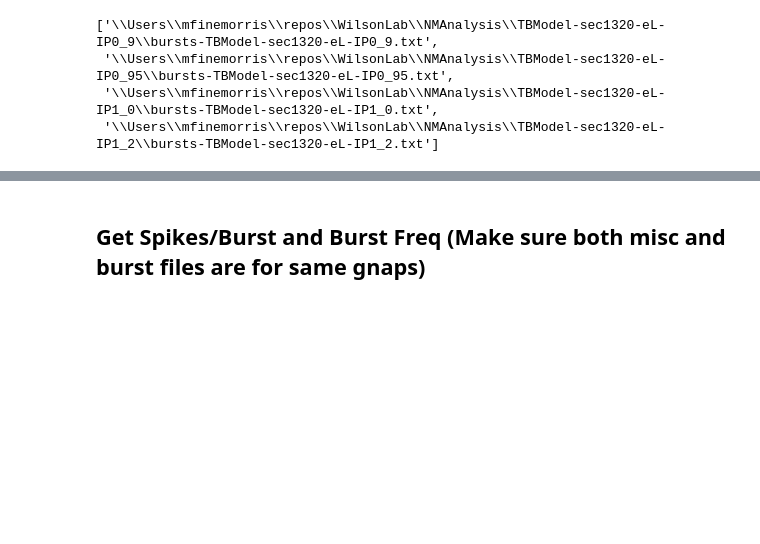
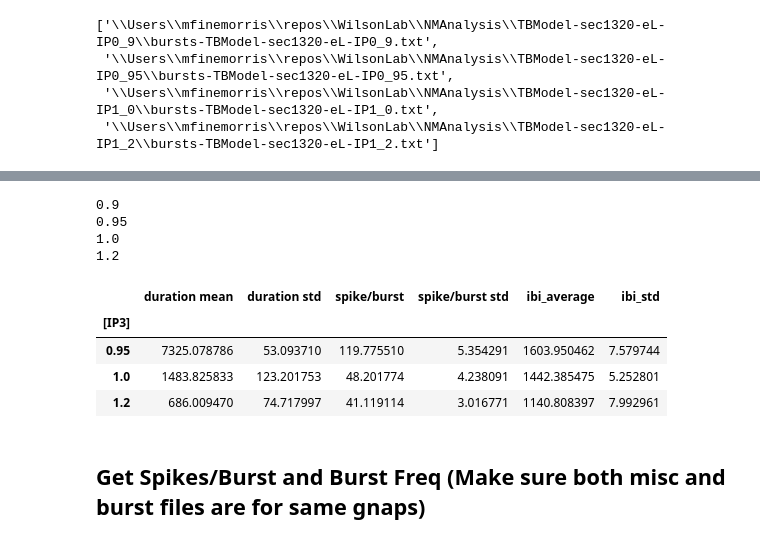
Before and after one commit to mfinemorris/WilsonLab, a Jupyter notebook: NMAPlotting.ipynb, the cells around one changed output, grey strips where cells are left out. Drawn from its saved outputs; the diff is of its cells as text; code cells hidden in the pictures; blank space fills up the shorter version.

```diff
--- a/NMAPlotting.ipynb
+++ b/NMAPlotting.ipynb
@@ -209,0 +215,20 @@ misc-TBModel-sec1320-eL-IP1_2
+# %%
+def gather_misc_data(misc_files):
+    all_data = {}
+    bd = {}
+    ibi = {}
+    for i in misc_files:
+        first_split = os.path.splitext(os.path.basename(i))[0]
+        try:
+            f = os.path.splitext(first_split)[0]
+        except:
+            f= first_split
+
+        print  f
+        label = f.split('-')[4].replace("IP",'').replace("_",".") #get IP val
+        all_data[label]=misc_data = extract_misc_data(i)
+        bd[label] = all_data[label]['burst_stat_data'].dropna()
+        ibi[label] =all_data[label]['ibi_avg_std'].dropna()
+
+    return all_data, bd, ibi
+all_data, bd, ibi = gather_misc_data(misc_files)
@@ -318,2 +387,29 @@ for k in bursts:
+# %%
+
+#load files
+bursts = load_label_multiCols(burst_files,'IP')
+all_data, bd, ibi = gather_misc_data(misc_files)
+all_data
+
+bd_ibi_spb = {}
+for label, content in all_data.iteritems():
+    print label
+    bd = content['burst_stat_data'].dropna()
+    ibi = content['ibi_avg_std'].dropna()
+    bd_ibi_spb[label] = pd.concat([bd,ibi],axis=1)
+
+bd_ibi_spb
+c = pd.concat(bd_ibi_spb,axis=0, names=('[IP3]','eL'))
+c.xs('-50',level=1)
+# %% [output]
+0.9
+0.95
+1.0
+1.2
+|  | duration mean | duration std | spike/burst | spike/burst std | ibi_average | ibi_std |
+| [IP3] |  |  |  |  |  |  |
+| 0.95 | 7325.078786 | 53.093710 | 119.775510 | 5.354291 | 1603.950462 | 7.579744 |
+| 1.0 | 1483.825833 | 123.201753 | 48.201774 | 4.238091 | 1442.385475 | 5.252801 |
+| 1.2 | 686.009470 | 74.717997 | 41.119114 | 3.016771 | 1140.808397 | 7.992961 |
 # %% [markdown]
 ## Get Spikes/Burst and Burst Freq (Make sure both misc and burst files are for same gnaps)
```
Also changed, not shown: parts of 18 cells of this notebook.
